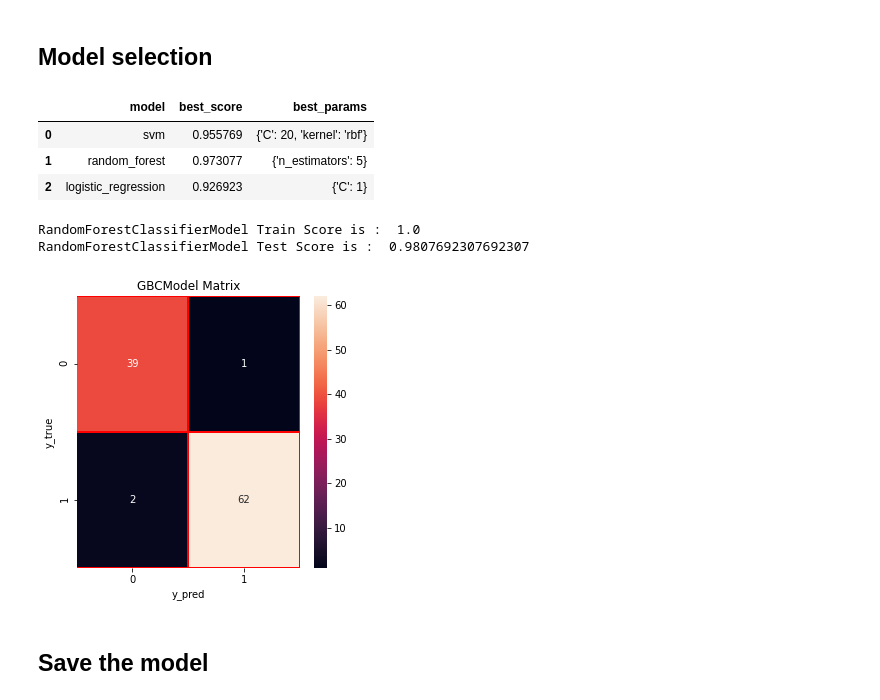
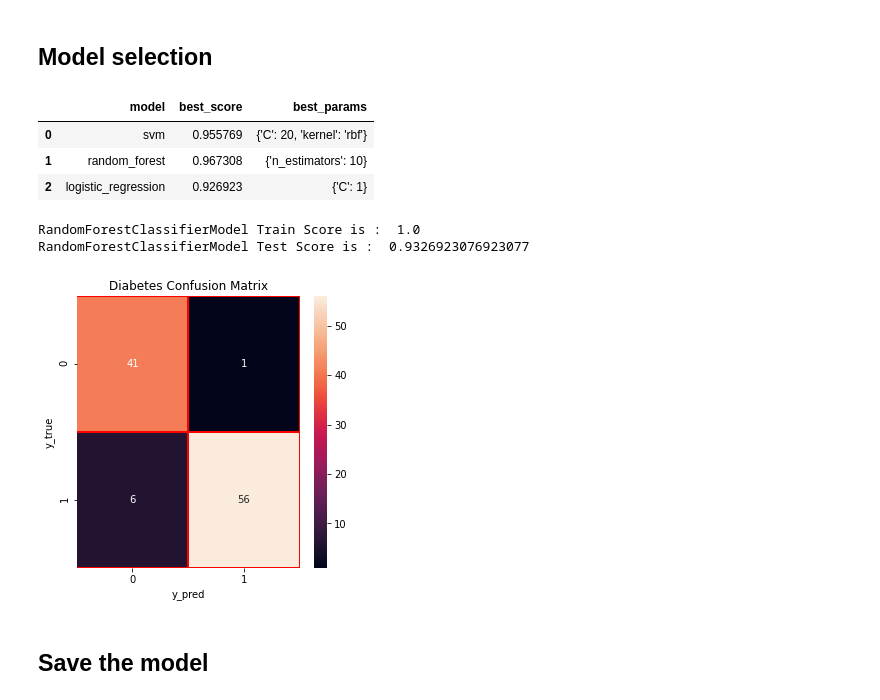
Before and after one commit to ChamlyLorence/diabetes-and-kidney-disease-prediction, a Jupyter notebook: diabetes analysis .ipynb, the cells around one changed output. Saved outputs shown, nothing was run; the diff lists cells and outputs as text; code cells hidden in the pictures.

```diff
--- a/diabetes analysis .ipynb
+++ b/diabetes analysis .ipynb
@@ -7,8 +7,8 @@ import matplotlib.pyplot as plt
 import seaborn as sns
 %matplotlib inline
 # %%
-df = pd.read_csv("diabetes_data_upload.csv")
-df
+dfle = pd.read_csv("diabetes_data_upload.csv")
+dfle
 # %% [output]
 |  | Age | Gender | Polyuria | Polydipsia | sudden_weight_loss | weakness | Polyphagia | Genital_thrush | ... |
 | 0 | 40 | Male | No | Yes | No | Yes | No | No | ... |
@@ -56,7 +56,7 @@ class                 0
 dtype: int64
 # %%
 le = LabelEncoder()
-data = df
+data = dfle
 data["Gender"] = le.fit_transform(dfle["Gender"])
 data["Polyuria"] = le.fit_transform(dfle["Polyuria"] )
 data["Polydipsia"] = le.fit_transform(dfle["Polydipsia"])
@@ -218,7 +218,7 @@ score_df
 # %% [output]
 |  | model | best_score | best_params |
 | 0 | svm | 0.955769 | {'C': 20, 'kernel': 'rbf'} |
-| 1 | random_forest | 0.973077 | {'n_estimators': 5} |
+| 1 | random_forest | 0.967308 | {'n_estimators': 10} |
 | 2 | logistic_regression | 0.926923 | {'C': 1} |
 # %%
 model = RandomForestClassifier(n_estimators=10)
@@ -227,23 +227,23 @@ print('RandomForestClassifierModel Train Score is : ' , model.score(X_train, y_t
 print('RandomForestClassifierModel Test Score is : ' , model.score(X_test, y_test))
 # %% [output]
 RandomForestClassifierModel Train Score is :  1.0
-RandomForestClassifierModel Test Score is :  0.9807692307692307
+RandomForestClassifierModel Test Score is :  0.9326923076923077
 # %%
 #Confusion Matrix
 from sklearn.metrics import confusion_matrix
 y_pred=model.predict(X_test)
 y_true=y_test
 cm=confusion_matrix(y_true,y_pred)
 
 #Confusion Matrix on Heatmap
 f,ax=plt.subplots(figsize=(5,5))
 sns.heatmap(cm,annot=True,linewidths=0.5,linecolor="red",fmt=".0f",ax=ax)
 plt.xlabel("y_pred")
 plt.ylabel("y_true")
-plt.title("GBCModel Matrix")
+plt.title("Diabetes Confusion Matrix")
 plt.show()
 # %% [output]
-[figure, old version]
+[figure, new version]
 # %% [markdown]
 ## Save the model
 # %%
```
Also changed, not shown: parts of 5 cells of this notebook, 8 other files.
